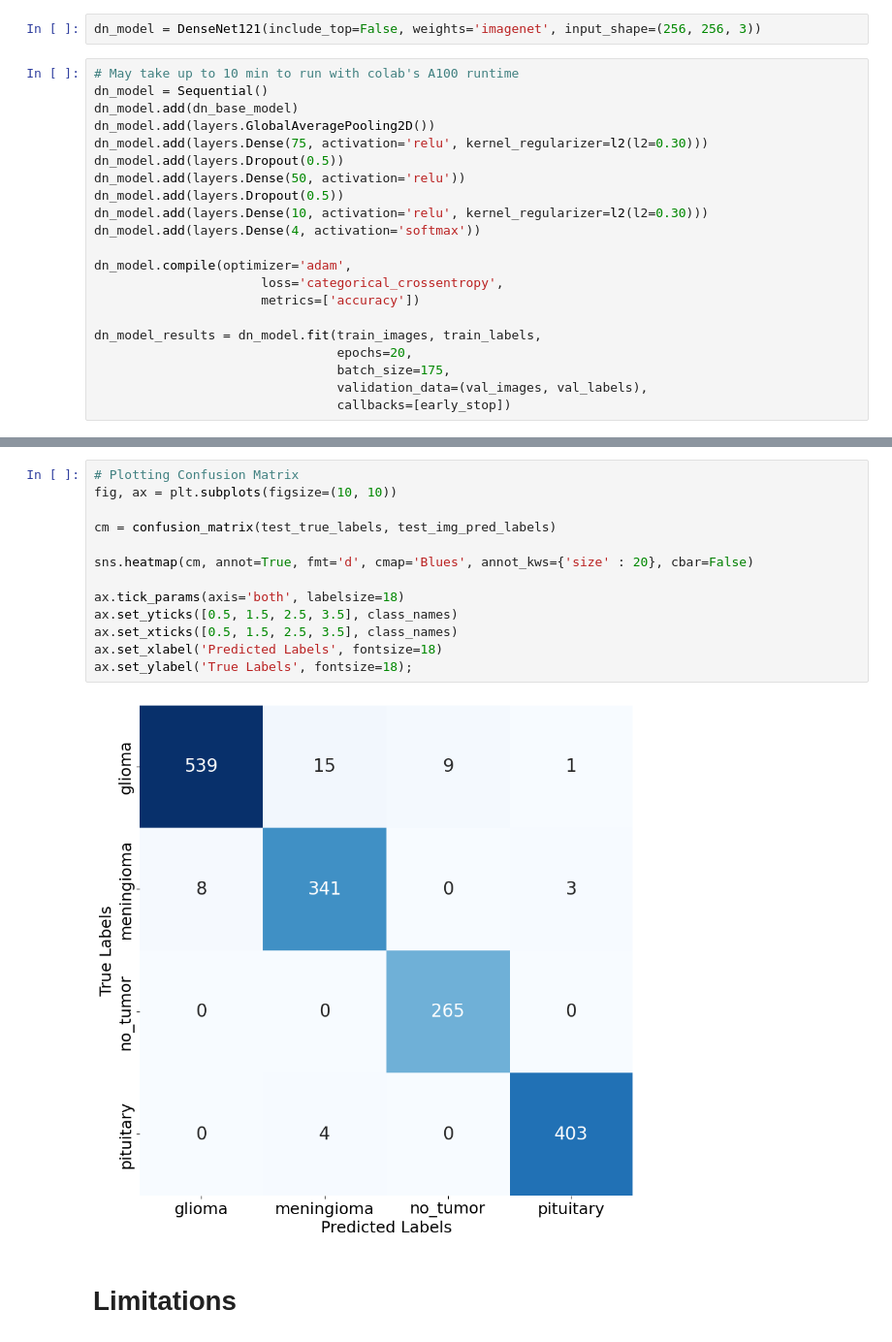
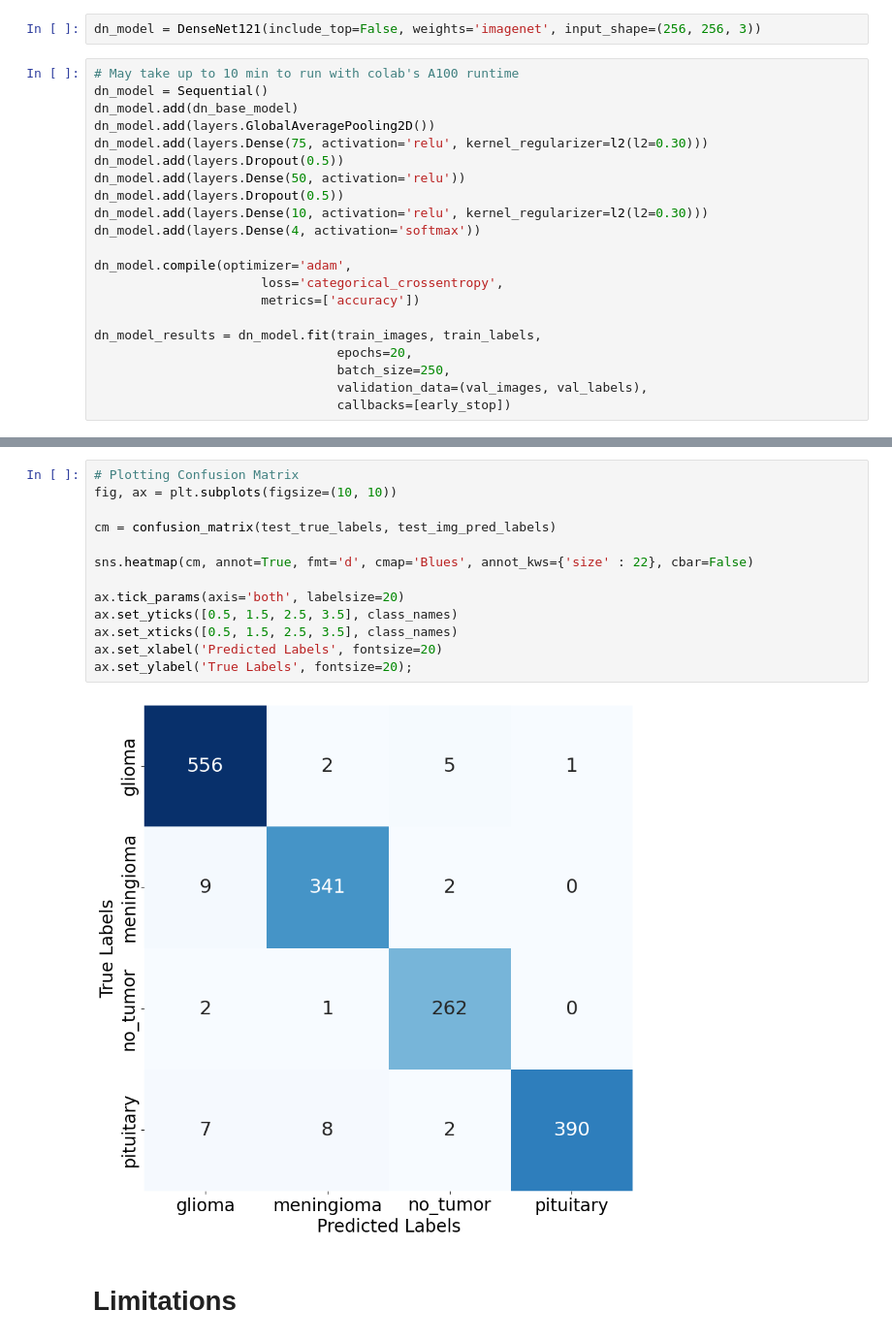
Before and after one commit to JohnNun/brain_tumor_identification, a Jupyter notebook: Notebook.ipynb, the cells around one changed output, grey strips where cells are left out. Shown at 97% size. Cells and saved outputs as stored; diff of their text form.

```diff
--- a/Notebook.ipynb
+++ b/Notebook.ipynb
@@ -390,7 +390,7 @@ dn_model.compile(optimizer='adam',
 
 dn_model_results = dn_model.fit(train_images, train_labels,
                                 epochs=20,
-                                batch_size=175,
+                                batch_size=250,
                                 validation_data=(val_images, val_labels),
                                 callbacks=[early_stop])
 # %% [output]
@@ -458,18 +462,18 @@ weighted avg       0.98      0.97      0.97      1588
 # %%
 # Plotting Confusion Matrix
 fig, ax = plt.subplots(figsize=(10, 10))
 
 cm = confusion_matrix(test_true_labels, test_img_pred_labels)
 
-sns.heatmap(cm, annot=True, fmt='d', cmap='Blues', annot_kws={'size' : 20}, cbar=False)
+sns.heatmap(cm, annot=True, fmt='d', cmap='Blues', annot_kws={'size' : 22}, cbar=False)
 
-ax.tick_params(axis='both', labelsize=18)
+ax.tick_params(axis='both', labelsize=20)
 ax.set_yticks([0.5, 1.5, 2.5, 3.5], class_names)
 ax.set_xticks([0.5, 1.5, 2.5, 3.5], class_names)
-ax.set_xlabel('Predicted Labels', fontsize=18)
-ax.set_ylabel('True Labels', fontsize=18);
+ax.set_xlabel('Predicted Labels', fontsize=20)
+ax.set_ylabel('True Labels', fontsize=20);
 # %% [output]
-[figure, old version]
+[figure, new version]
 # %% [markdown]
 # Limitations
 # %% [markdown]
```
Also changed, not shown: parts of 19 cells of this notebook.
